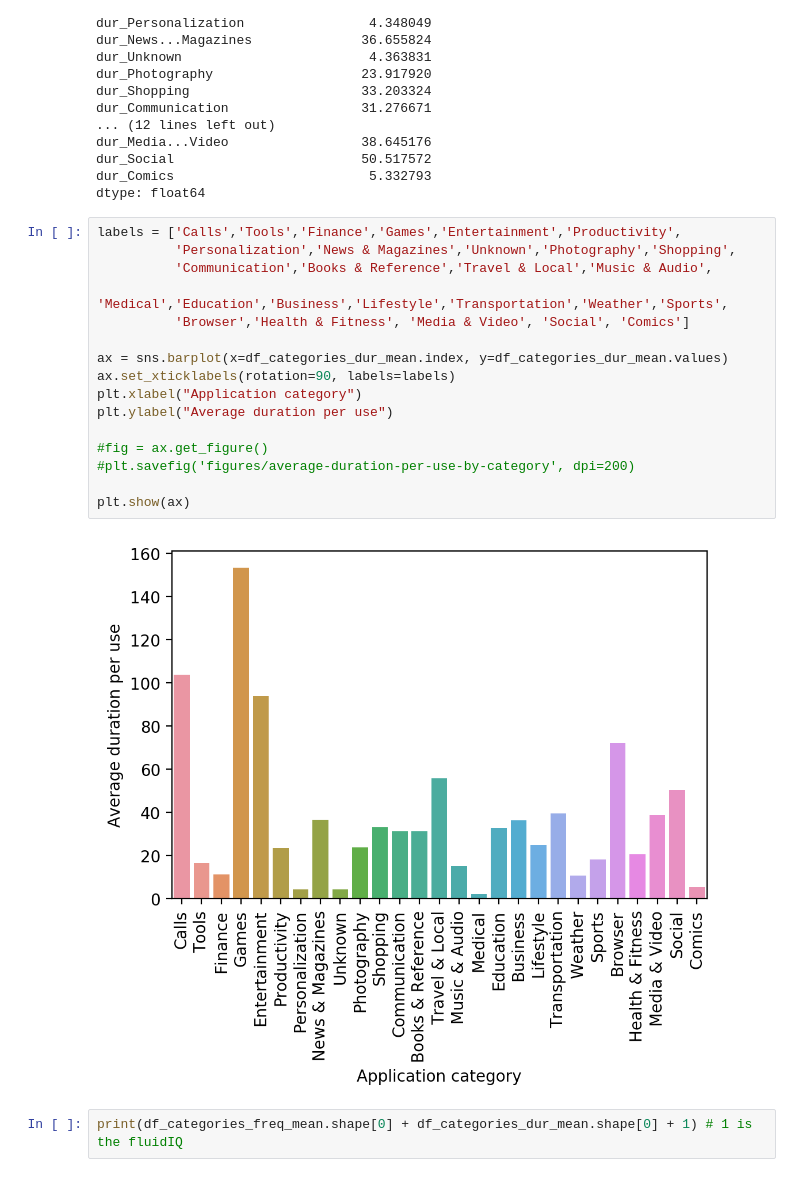
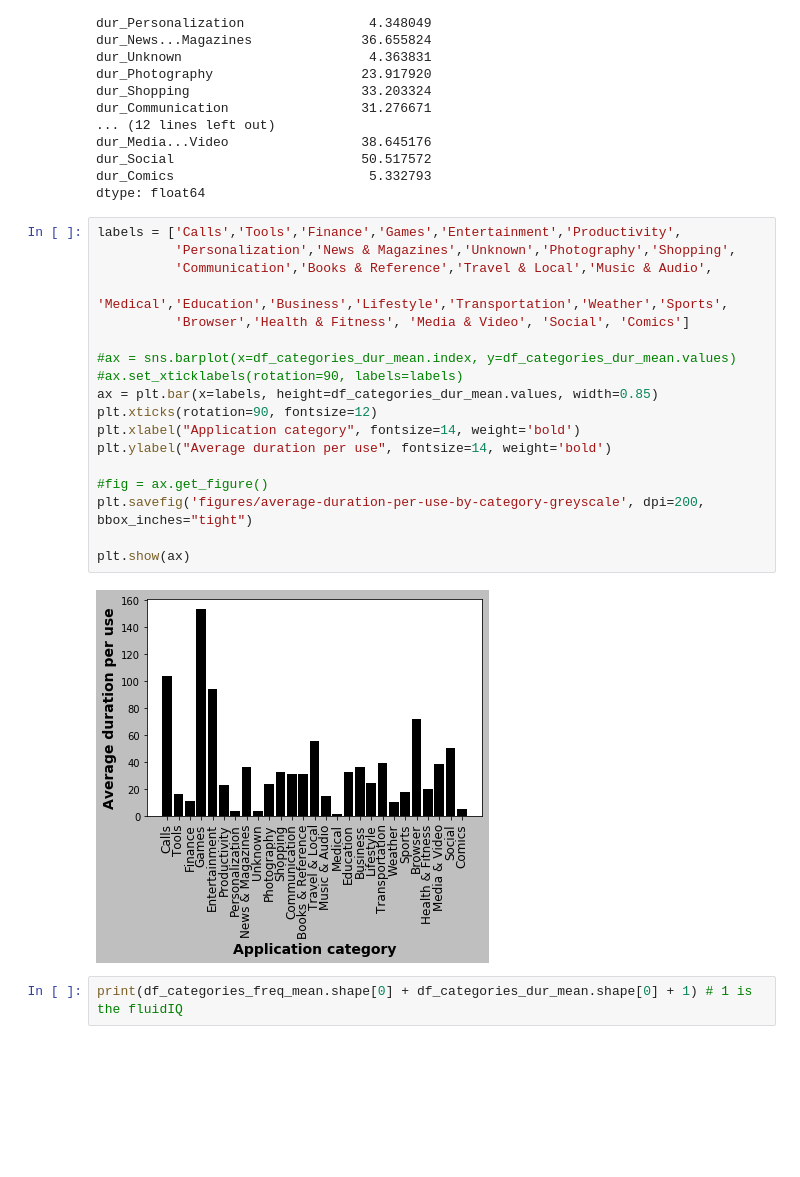
Before and after one commit to rafaoncloud/explainable_AI_personality_traits_big_five, a Jupyter notebook: personality_prediction.ipynb, the cells around one changed output. Drawn from its saved outputs; the diff is of its cells as text; blank space fills up the shorter version.

```diff
--- a/personality_prediction.ipynb
+++ b/personality_prediction.ipynb
@@ -146,21 +147,23 @@ dtype: float64
 # %%
 labels = ['Calls','Tools','Finance','Games','Entertainment','Productivity',
           'Personalization','News & Magazines','Unknown','Photography','Shopping',
           'Communication','Books & Reference','Travel & Local','Music & Audio',
           'Medical','Education','Business','Lifestyle','Transportation','Weather','Sports',
           'Browser','Health & Fitness', 'Media & Video', 'Social', 'Comics']
 
-ax = sns.barplot(x=df_categories_dur_mean.index, y=df_categories_dur_mean.values)
-ax.set_xticklabels(rotation=90, labels=labels)
-plt.xlabel("Application category")
-plt.ylabel("Average duration per use")
+#ax = sns.barplot(x=df_categories_dur_mean.index, y=df_categories_dur_mean.values)
+#ax.set_xticklabels(rotation=90, labels=labels)
+ax = plt.bar(x=labels, height=df_categories_dur_mean.values, width=0.85)
+plt.xticks(rotation=90, fontsize=12)
+plt.xlabel("Application category", fontsize=14, weight='bold')
+plt.ylabel("Average duration per use", fontsize=14, weight='bold')
 
 #fig = ax.get_figure()
-#plt.savefig('figures/average-duration-per-use-by-category', dpi=200)
+plt.savefig('figures/average-duration-per-use-by-category-greyscale', dpi=200, bbox_inches="tight")
 
 plt.show(ax)
 # %% [output]
-[figure, old version]
+[figure, new version]
 # %%
 print(df_categories_freq_mean.shape[0] + df_categories_dur_mean.shape[0] + 1) # 1 is the fluidIQ
 # %% [output]
```
Also changed, not shown: parts of 1 cell of this notebook, 3 other files.
